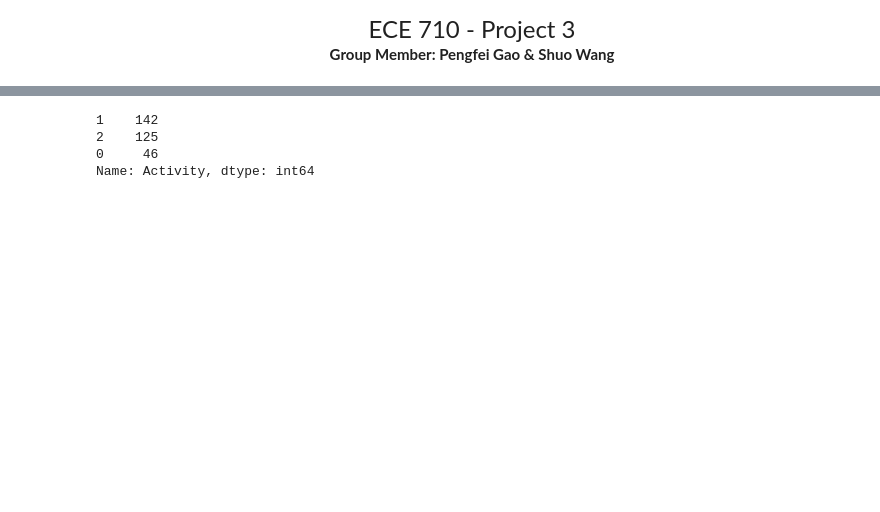
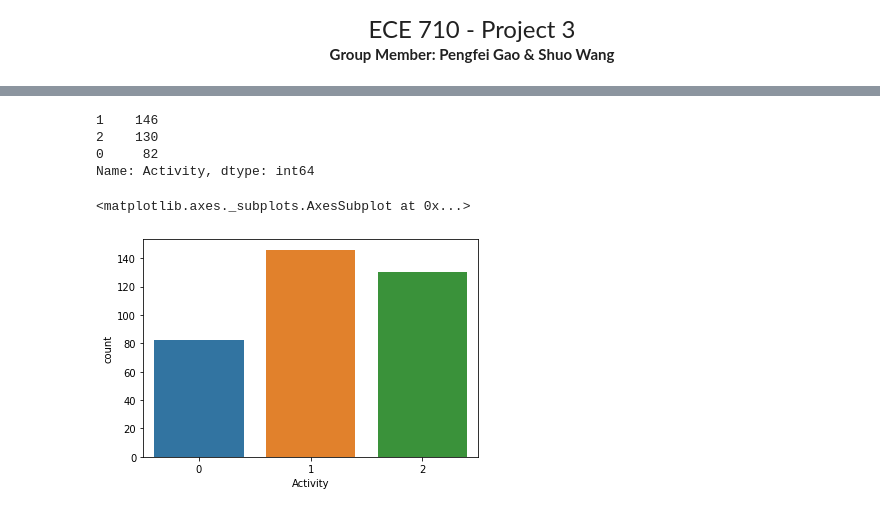
Before and after one commit to Pgao4/Machine_learning_demo, a Jupyter notebook: Heart_Rate.ipynb, the cells around one changed output, grey strips where cells are left out. Saved outputs shown, nothing was run; the diff lists cells and outputs as text; code cells hidden in the pictures; blank space fills up the shorter version.

```diff
--- a/Heart_Rate.ipynb
+++ b/Heart_Rate.ipynb
@@ -17,0 +60,2 @@ df.describe()    # mean, std
+# %%
+df.dropna(subset=['Activity'],inplace=True)
@@ -36,7 +120,13 @@ downsample_df.describe()    # mean, std
 # %%
 pd.value_counts(downsample_df['Activity'])
 # %% [output]
-1    142
-2    125
-0     46
+1    146
+2    130
+0     82
 Name: Activity, dtype: int64
+# %%
+import seaborn as sns
+sns.countplot(x='Activity', data=downsample_df)
+# %% [output]
+<matplotlib.axes._subplots.AxesSubplot at 0x...>
+[figure, added]
```
Also changed, not shown: parts of 41 cells of this notebook.
